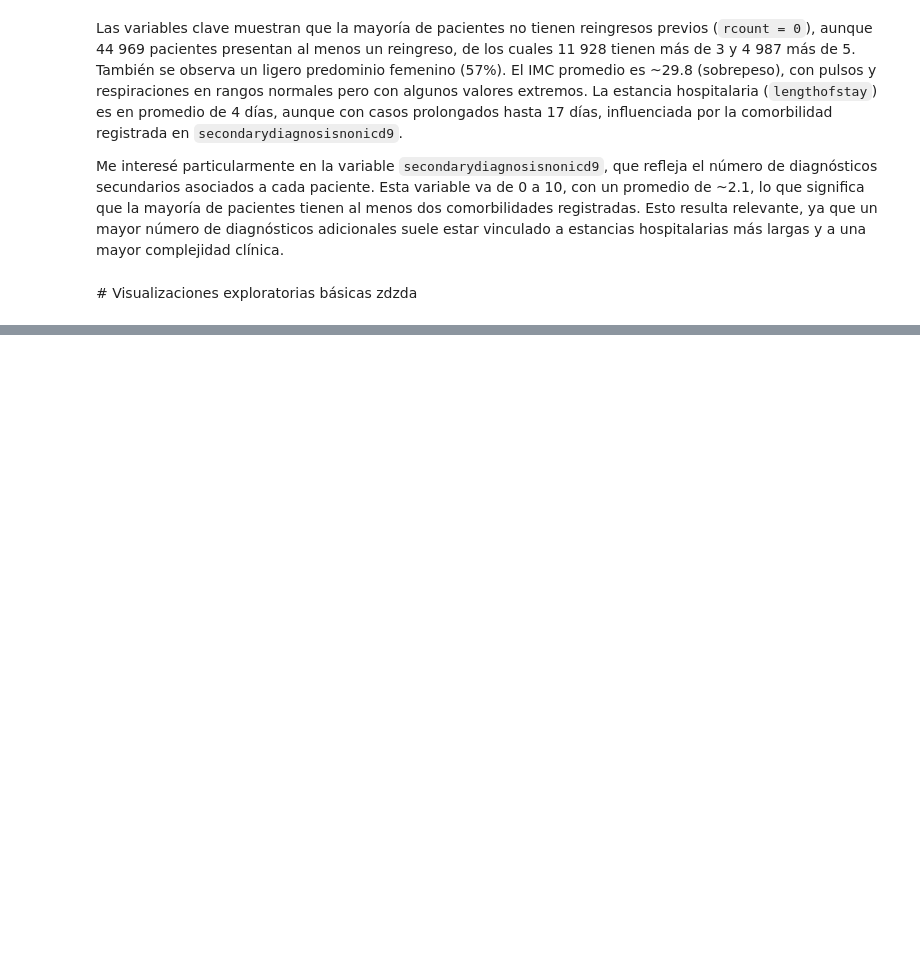
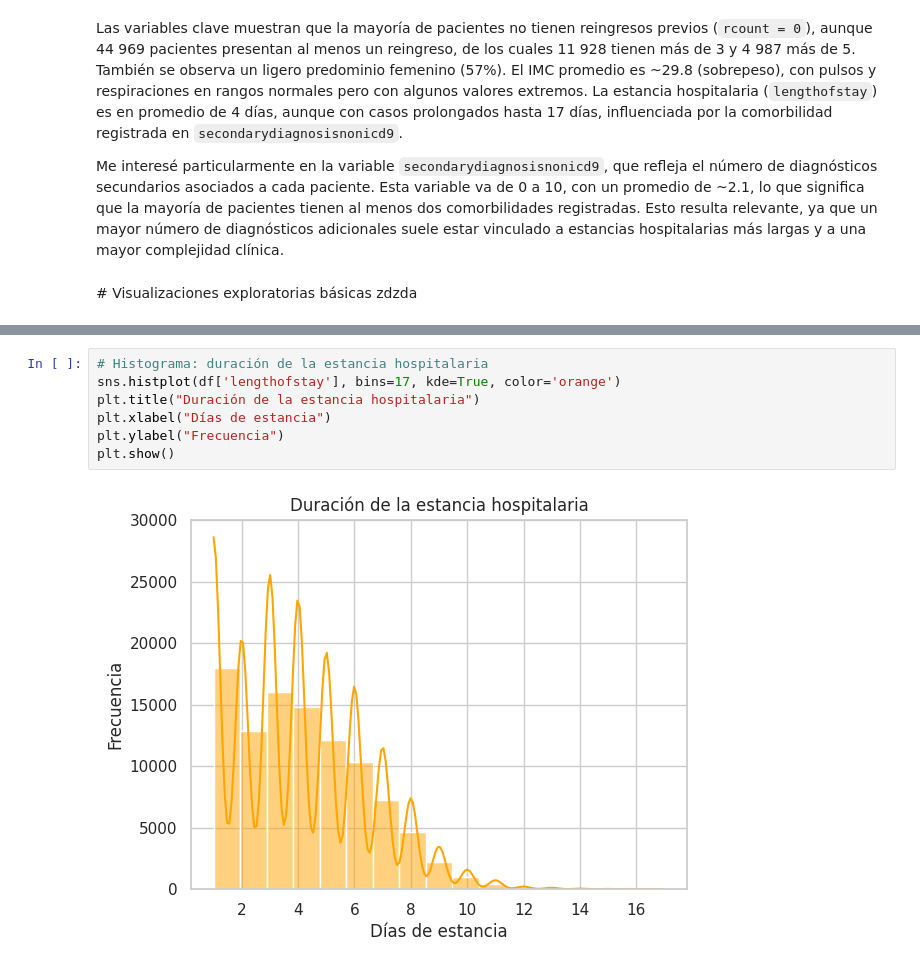
Before and after one commit to totox35/CiencasDatos_UdeA_GIRAULT, a Jupyter notebook: sesiones_practicas/sc_1_GIRAULT_sesion.ipynb, the cells around one changed output, grey strips where cells are left out. Cells and saved outputs as stored; diff of their text form; blank space fills up the shorter version.

```diff
--- a/sesiones_practicas/sc_1_GIRAULT_sesion.ipynb
+++ b/sesiones_practicas/sc_1_GIRAULT_sesion.ipynb
@@ -276,0 +308,9 @@ zdzda
+# %%
+# Histograma: duración de la estancia hospitalaria
+sns.histplot(df['lengthofstay'], bins=17, kde=True, color='orange')
+plt.title("Duración de la estancia hospitalaria")
+plt.xlabel("Días de estancia")
+plt.ylabel("Frecuencia")
+plt.show()
+# %% [output]
+[figure, added]
```
Also changed, not shown: parts of 12 cells of this notebook.
